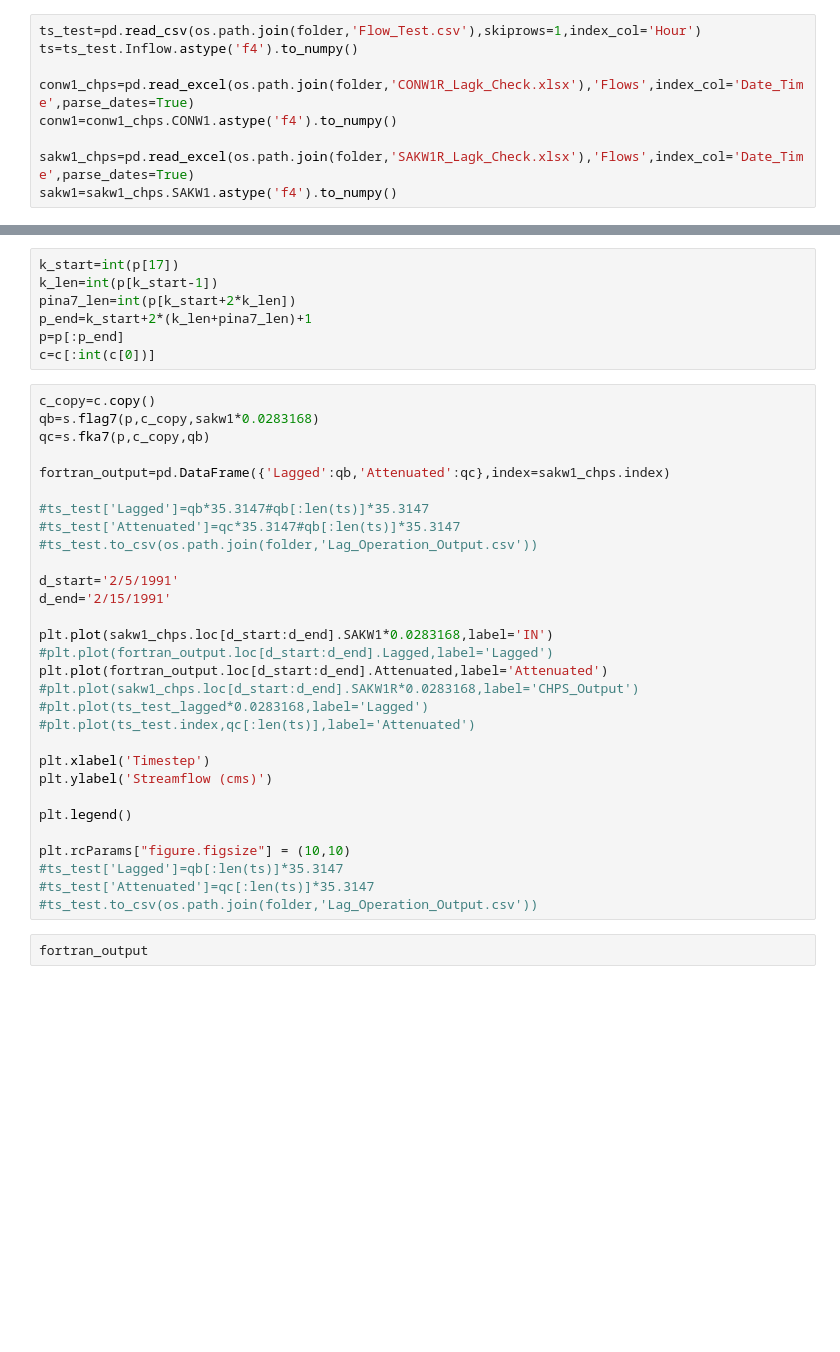
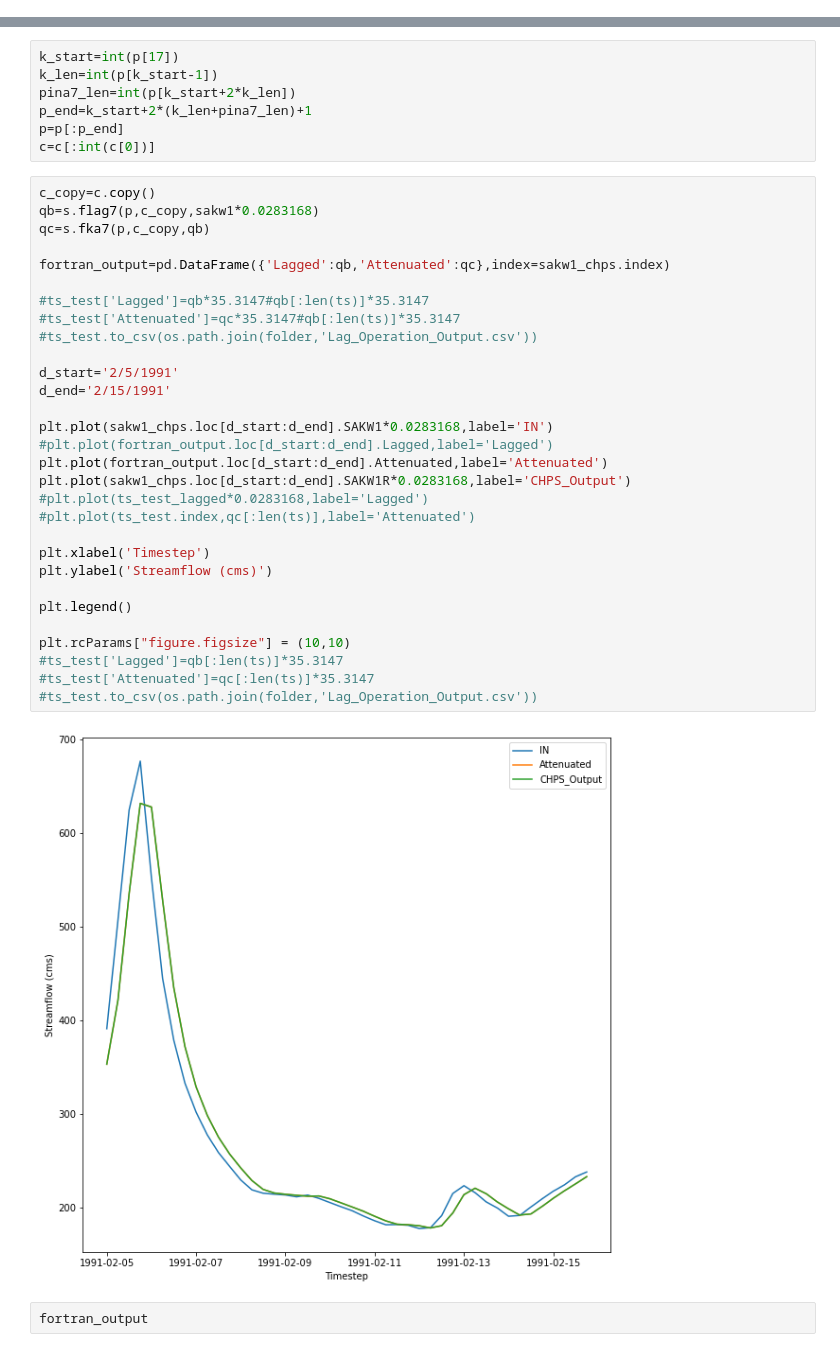
Before and after one commit to NOAA-NWRFC/nwsrfs-hydro-models, a Jupyter notebook: Lag_K_Dev/lagk_testing.ipynb, the cells around one changed output, grey strips where cells are left out. Drawn from its saved outputs; the diff is of its cells as text; blank space fills up the shorter version.

```diff
--- a/Lag_K_Dev/lagk_testing.ipynb
+++ b/Lag_K_Dev/lagk_testing.ipynb
@@ -18,9 +0,0 @@ folder='C:\\Users\\geoffrey.walters\\Documents\\AORC\\AutoCalb\\Repo\\rfc-hydro-
-# %%
-ts_test=pd.read_csv(os.path.join(folder,'Flow_Test.csv'),skiprows=1,index_col='Hour')
-ts=ts_test.Inflow.astype('f4').to_numpy()
-
-conw1_chps=pd.read_excel(os.path.join(folder,'CONW1R_Lagk_Check.xlsx'),'Flows',index_col='Date_Time',parse_dates=True)
-conw1=conw1_chps.CONW1.astype('f4').to_numpy()
-
-sakw1_chps=pd.read_excel(os.path.join(folder,'SAKW1R_Lagk_Check.xlsx'),'Flows',index_col='Date_Time',parse_dates=True)
-sakw1=sakw1_chps.SAKW1.astype('f4').to_numpy()
@@ -169,33 +208,35 @@ c=c[:int(c[0])]
 # %%
 c_copy=c.copy()
 qb=s.flag7(p,c_copy,sakw1*0.0283168)
 qc=s.fka7(p,c_copy,qb)
 
 fortran_output=pd.DataFrame({'Lagged':qb,'Attenuated':qc},index=sakw1_chps.index)
 
 #ts_test['Lagged']=qb*35.3147#qb[:len(ts)]*35.3147
 #ts_test['Attenuated']=qc*35.3147#qb[:len(ts)]*35.3147
 #ts_test.to_csv(os.path.join(folder,'Lag_Operation_Output.csv'))
 
 d_start='2/5/1991'
 d_end='2/15/1991'
 
 plt.plot(sakw1_chps.loc[d_start:d_end].SAKW1*0.0283168,label='IN')
 #plt.plot(fortran_output.loc[d_start:d_end].Lagged,label='Lagged')
 plt.plot(fortran_output.loc[d_start:d_end].Attenuated,label='Attenuated')
-#plt.plot(sakw1_chps.loc[d_start:d_end].SAKW1R*0.0283168,label='CHPS_Output')
+plt.plot(sakw1_chps.loc[d_start:d_end].SAKW1R*0.0283168,label='CHPS_Output')
 #plt.plot(ts_test_lagged*0.0283168,label='Lagged')
 #plt.plot(ts_test.index,qc[:len(ts)],label='Attenuated')
 
 plt.xlabel('Timestep')
 plt.ylabel('Streamflow (cms)')
 
 plt.legend()
 
 plt.rcParams["figure.figsize"] = (10,10)
 #ts_test['Lagged']=qb[:len(ts)]*35.3147
 #ts_test['Attenuated']=qc[:len(ts)]*35.3147
 #ts_test.to_csv(os.path.join(folder,'Lag_Operation_Output.csv'))
+# %% [output]
+[figure, added]
 # %%
 fortran_output
 # %%
```
Also changed, not shown: parts of 37 cells of this notebook, 49 other files.
